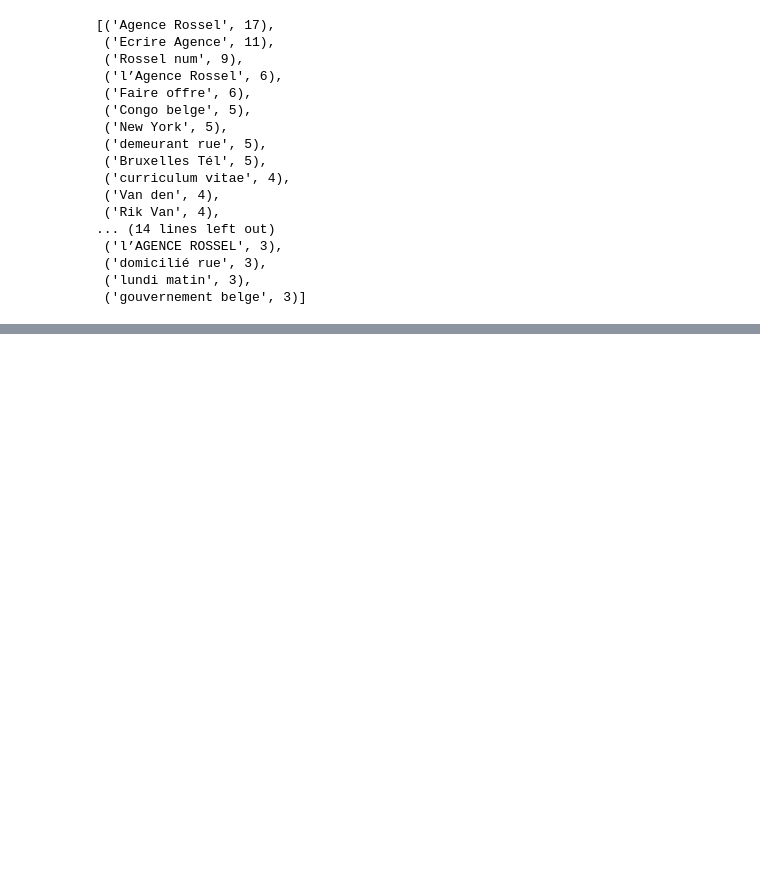
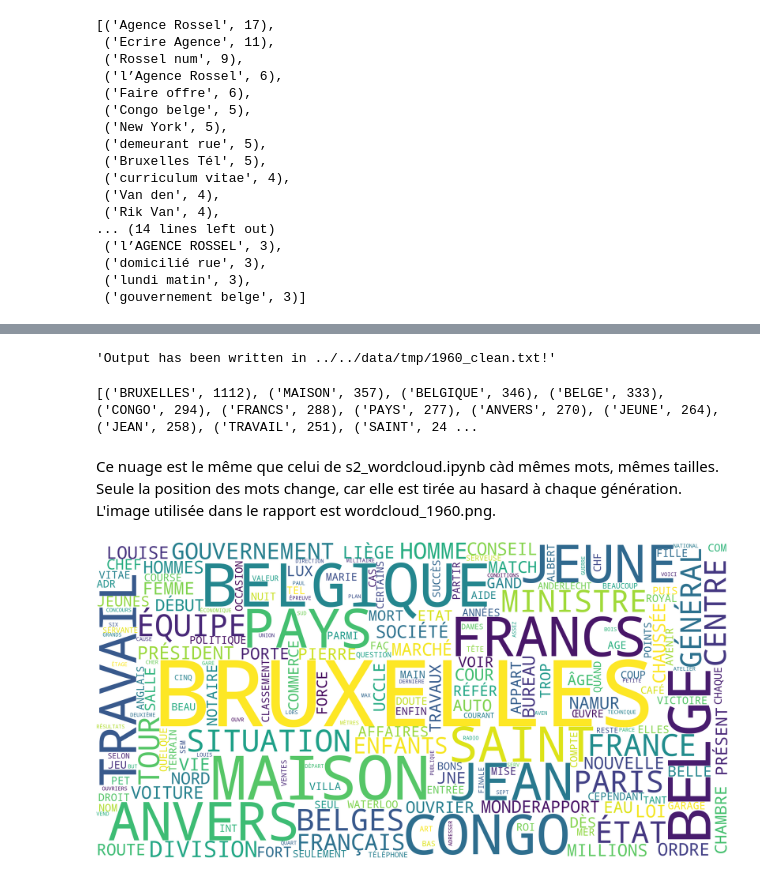
Before and after one commit to ndabarude19/tac, a Jupyter notebook: tps/tp2/tp2_combine.ipynb, the cells around one changed output, grey strips where cells are left out. Cells and saved outputs as stored; diff of their text form; code cells hidden in the pictures; blank space fills up the shorter version.

Commit message:
tp2: notebook combiné, ajout du nuage de mots de 1960

```diff
--- a/tps/tp2/tp2_combine.ipynb
+++ b/tps/tp2/tp2_combine.ipynb
@@ -95,0 +139,47 @@ year_keywords.most_common(30)
+# %%
+# Rassembler le texte des 100 pages dans un fichier temporaire
+content_list = []
+for f in files:
+    with open(os.path.join(txt_path, f), 'r', encoding='utf-8') as fh:
+        content_list.append(fh.read())
+
+if not os.path.exists(temp_path):
+    os.mkdir(temp_path)
+with open(os.path.join(temp_path, f'{year}.txt'), 'w', encoding='utf-8') as fh:
+    fh.write(' '.join(content_list))
+# %%
+def clean_text(year, folder=None):
+    if folder is None:
+        input_path = f"{year}.txt"
+        output_path = f"{year}_clean.txt"
+    else:
+        input_path = f"{folder}/{year}.txt"
+        output_path = f"{folder}/{year}_clean.txt"
+    with open(output_path, "w", encoding='utf-8') as output:
+        with open(input_path, 'r', encoding='utf-8') as f:
+            text = f.read()
+            words = nltk.wordpunct_tokenize(text)
+            kept = [w.upper() for w in words if len(w) > 2 and w.isalpha() and w.lower() not in sw]
+            kept_string = " ".join(kept)
+            output.write(kept_string)
+    return f'Output has been written in {output_path}!'
+
+clean_text(year, folder=temp_path)
+# %% [output]
+'Output has been written in ../../data/tmp/1960_clean.txt!'
+# %%
+with open(os.path.join(temp_path, f'{year}_clean.txt'), 'r', encoding='utf-8') as fh:
+    after = fh.read()
+
+frequencies = Counter(after.split())
+print(frequencies.most_common(50))
+# %% [output]
+[('BRUXELLES', 1112), ('MAISON', 357), ('BELGIQUE', 346), ('BELGE', 333), ('CONGO', 294), ('FRANCS', 288), ('PAYS', 277), ('ANVERS', 270), ('JEUNE', 264), ('JEAN', 258), ('TRAVAIL', 251), ('SAINT', 24 ...
+# %% [markdown]
+Ce nuage est le même que celui de s2_wordcloud.ipynb càd mêmes mots, mêmes tailles. Seule la position des mots change, car elle est tirée au hasard à chaque génération. L'image utilisée dans le rapport est wordcloud_1960.png.
+# %%
+cloud = WordCloud(width=2000, height=1000, background_color='white').generate_from_frequencies(frequencies)
+cloud.to_file(os.path.join(temp_path, f"{year}.png"))
+Image(filename=os.path.join(temp_path, f"{year}.png"))
+# %% [output]
+[figure, added]
```
Also changed, not shown: parts of 2 cells of this notebook.
